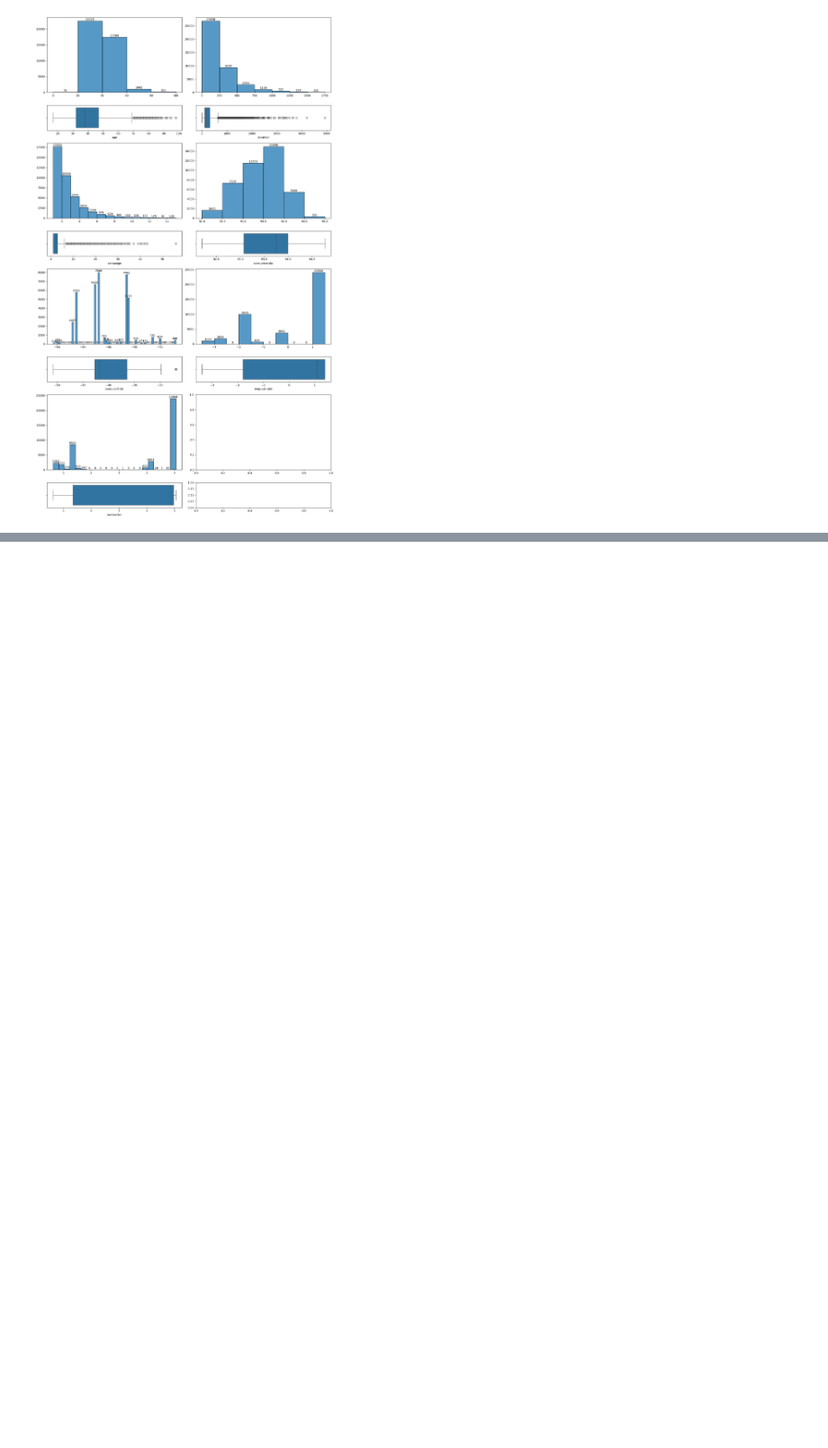
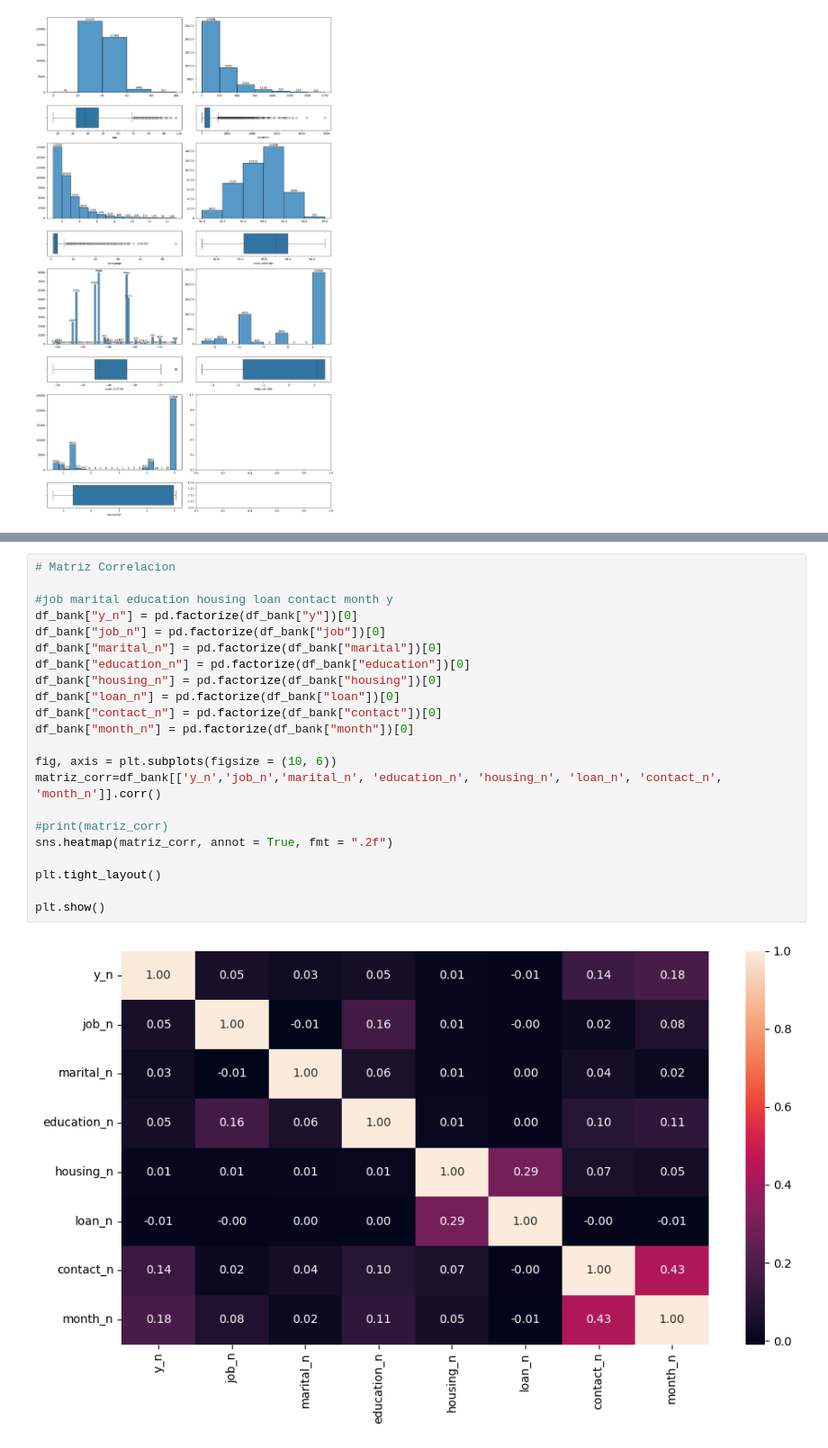
Before and after one commit to Jairo-Almanza/Ejercicio-de-Regresion-Logistica, a Jupyter notebook: src/explore.ipynb, the cells around one changed output, grey strips where cells are left out. Shown: that part at 90% size. Drawn from its saved outputs; the diff is of its cells as text; blank space fills up the shorter version.

```diff
--- a/src/explore.ipynb
+++ b/src/explore.ipynb
@@ -307,0 +335,24 @@ plt.show()
+# %%
+# Matriz Correlacion
+
+#job marital education housing loan contact month y
+df_bank["y_n"] = pd.factorize(df_bank["y"])[0]
+df_bank["job_n"] = pd.factorize(df_bank["job"])[0]
+df_bank["marital_n"] = pd.factorize(df_bank["marital"])[0]
+df_bank["education_n"] = pd.factorize(df_bank["education"])[0]
+df_bank["housing_n"] = pd.factorize(df_bank["housing"])[0]
+df_bank["loan_n"] = pd.factorize(df_bank["loan"])[0]
+df_bank["contact_n"] = pd.factorize(df_bank["contact"])[0]
+df_bank["month_n"] = pd.factorize(df_bank["month"])[0]
+
+fig, axis = plt.subplots(figsize = (10, 6))
+matriz_corr=df_bank[['y_n','job_n','marital_n', 'education_n', 'housing_n', 'loan_n', 'contact_n', 'month_n']].corr()
+
+#print(matriz_corr)
+sns.heatmap(matriz_corr, annot = True, fmt = ".2f")
+
+plt.tight_layout()
+
+plt.show()
+# %% [output]
+[figure, added]
```
Also changed, not shown: parts of 17 cells of this notebook.
